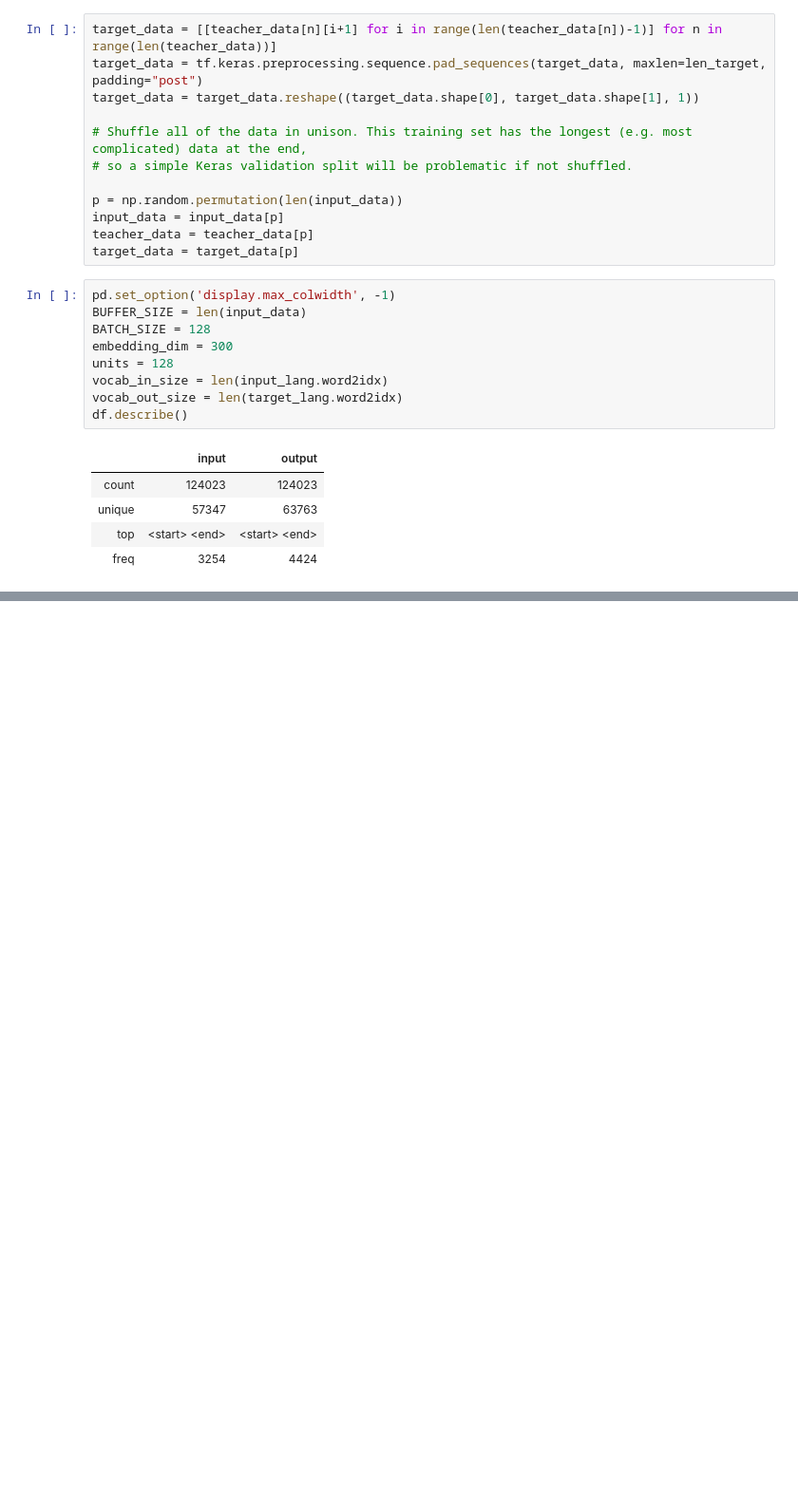
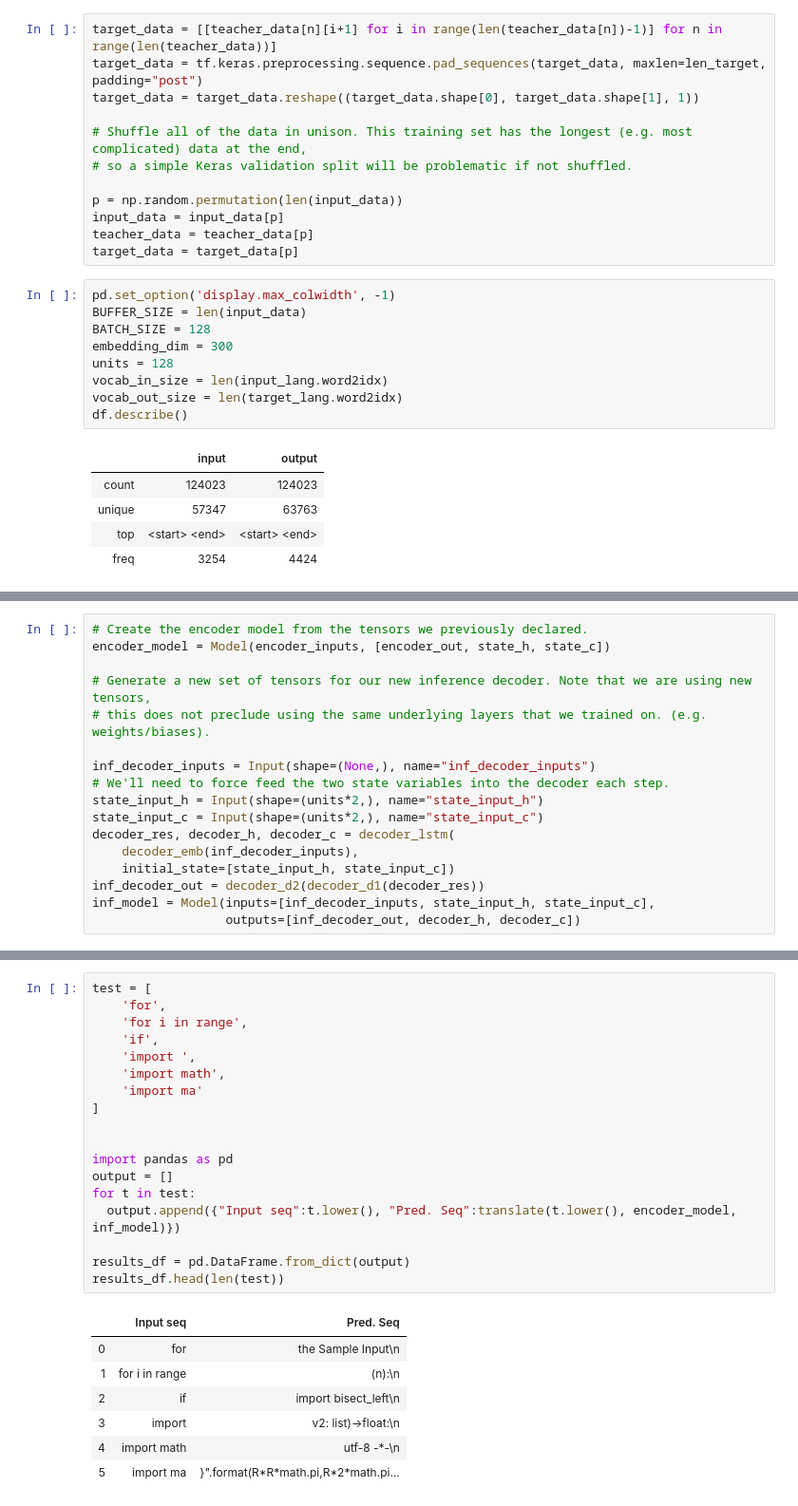
Before and after one commit to rohangoli/CPSC6300_Project, a Jupyter notebook: nwp_lstm_multi_word.ipynb, the cells around one changed output, grey strips where cells are left out. Shown at 95% size. Saved outputs shown, nothing was run; the diff lists cells and outputs as text; blank space fills up the shorter version.

```diff
--- a/nwp_lstm_multi_word.ipynb
+++ b/nwp_lstm_multi_word.ipynb
@@ -215,0 +332,17 @@ plt.show()
+# %%
+# Create the encoder model from the tensors we previously declared.
+encoder_model = Model(encoder_inputs, [encoder_out, state_h, state_c])
+
+# Generate a new set of tensors for our new inference decoder. Note that we are using new tensors,
+# this does not preclude using the same underlying layers that we trained on. (e.g. weights/biases).
+
+inf_decoder_inputs = Input(shape=(None,), name="inf_decoder_inputs")
+# We'll need to force feed the two state variables into the decoder each step.
+state_input_h = Input(shape=(units*2,), name="state_input_h")
+state_input_c = Input(shape=(units*2,), name="state_input_c")
+decoder_res, decoder_h, decoder_c = decoder_lstm(
+    decoder_emb(inf_decoder_inputs),
+    initial_state=[state_input_h, state_input_c])
+inf_decoder_out = decoder_d2(decoder_d1(decoder_res))
+inf_model = Model(inputs=[inf_decoder_inputs, state_input_h, state_input_c],
+                  outputs=[inf_decoder_out, decoder_h, decoder_c])
@@ -215,0 +386,26 @@ plt.show()
+# %%
+test = [
+    'for',
+    'for i in range',
+    'if',
+    'import ',
+    'import math',
+    'import ma'
+]
+
+
+import pandas as pd
+output = []
+for t in test:
+  output.append({"Input seq":t.lower(), "Pred. Seq":translate(t.lower(), encoder_model, inf_model)})
+
+results_df = pd.DataFrame.from_dict(output)
+results_df.head(len(test))
+# %% [output]
+|  | Input seq | Pred. Seq |
+| 0 | for | the Sample Input\n |
+| 1 | for i in range | (n):\n |
+| 2 | if | import bisect_left\n |
+| 3 | import | v2: list)->float:\n |
+| 4 | import math | utf-8 -*-\n |
+| 5 | import ma | }".format(R*R*math.pi,R*2*math.pi... |
```
Also changed, not shown: parts of 8 cells of this notebook, 1 other file.
